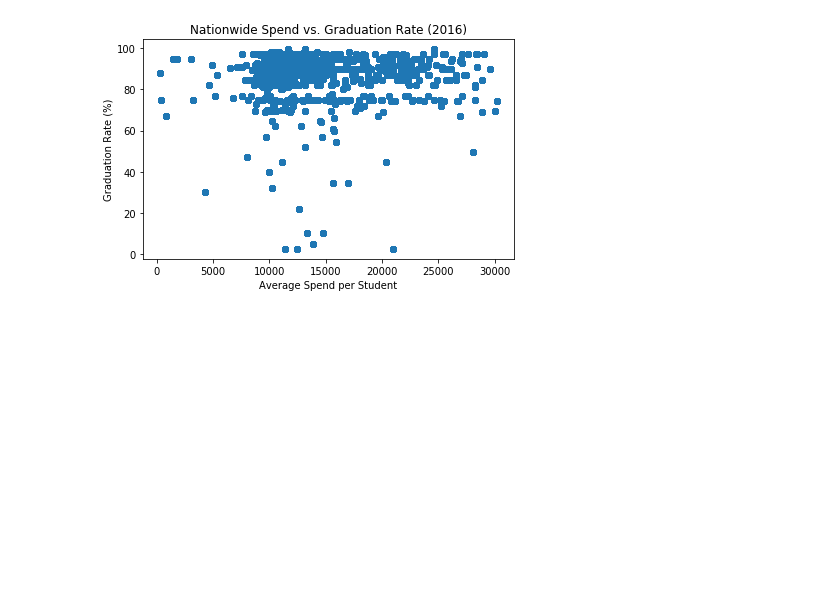
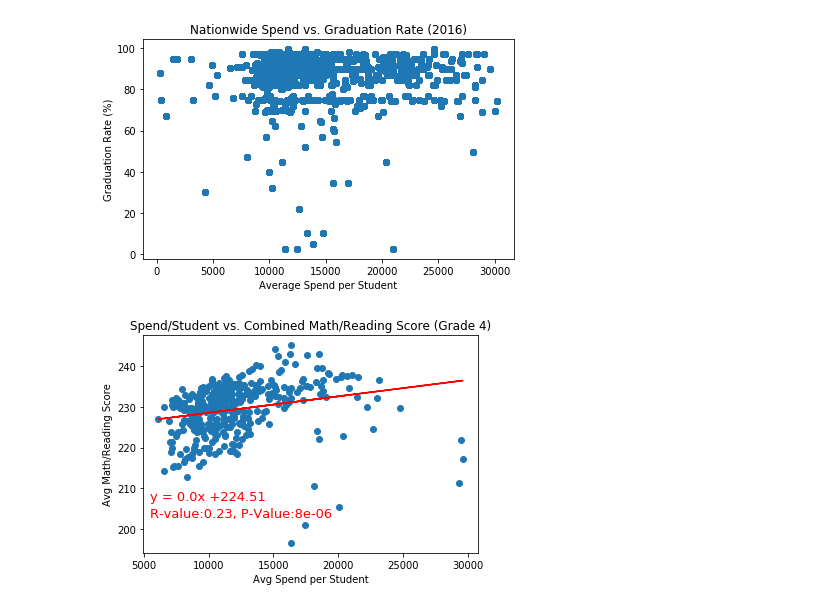
Before and after one commit to bpollockATX/the_dream_team, a Jupyter notebook: Revenue_Spend_by_student.ipynb, the cells around one changed output. Saved outputs shown, nothing was run; the diff lists cells and outputs as text; code cells hidden in the pictures; blank space fills up the shorter version.

Commit message:
Ben's images and updated code

```diff
--- a/Revenue_Spend_by_student.ipynb
+++ b/Revenue_Spend_by_student.ipynb
@@ -181,0 +193,7 @@ plt.show()
+# %%
+# Combine Math/Reading Scores for Regression by Grade
+merged_state_df["Average Math/Reading Score (4th Grade)"] = ((merged_state_df["Average Math Score (4th Grade)"]
+                                                            + merged_state_df["Average Reading Score (4th Grade)"])/2)
+
+merged_state_df["Average Math/Reading Score (8th Grade)"] = ((merged_state_df["Average Math Score (8th Grade)"]
+                                                            + merged_state_df["Average Reading Score (8th Grade)"])/2)
@@ -181,0 +237,33 @@ plt.show()
+# %%
+##################################
+# 4th Grade Regression
+##################################
+
+# Set X and Y vals
+reg_x_vals_4 = adj_grade_4_df["Average Spend per Student"]
+reg_y_vals_4 = adj_grade_4_df["Average Math/Reading Score (4th Grade)"]
+
+# Run Regression
+(slope, intercept, rvalue, pvalue, stderr) = stats.linregress(reg_x_vals_4, reg_y_vals_4)
+
+# Get regression values
+regress_values = reg_x_vals_4 * slope + intercept
+line_eq = "y = " + str(round(slope,2)) + "x +" + str(round(intercept,2))
+reg_values = "R-value:" + str(round(rvalue,2)) + ", " + "P-Value:" + str(round(pvalue,6))
+
+# print(regress_values)
+
+# To add regress line to your plot:
+plt.scatter(reg_x_vals_4,reg_y_vals_4)
+plt.title("Spend/Student vs. Combined Math/Reading Score (Grade 4)")
+plt.xlabel("Avg Spend per Student")
+plt.ylabel("Avg Math/Reading Score")
+plt.plot(reg_x_vals_4,regress_values,"r-")
+
+# To add the equation to your plot:
+plt.annotate(line_eq,(5500,207),fontsize=13,color="red")
+plt.annotate(reg_values,(5500,203),fontsize=13,color="red")
+plt.savefig("BP_Regression_Grade4.png")
+plt.show()
+# %% [output]
+[figure, added]
```
Also changed, not shown: parts of 7 cells of this notebook, 8 other files.
